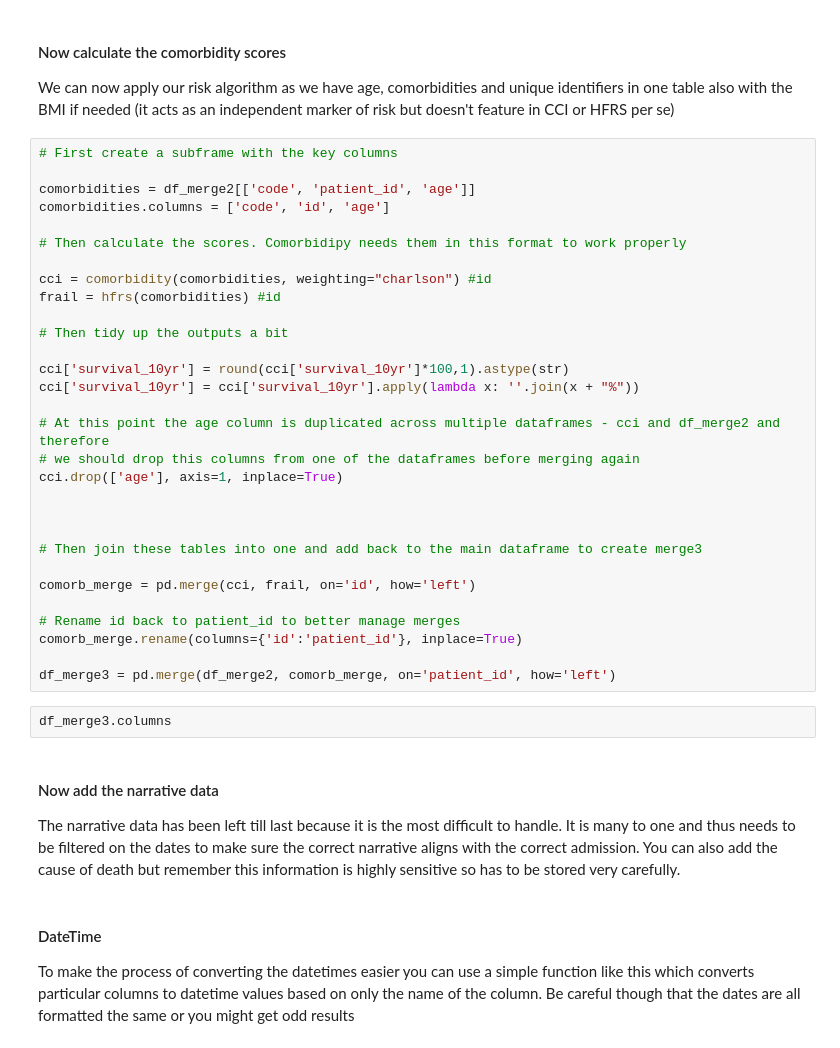
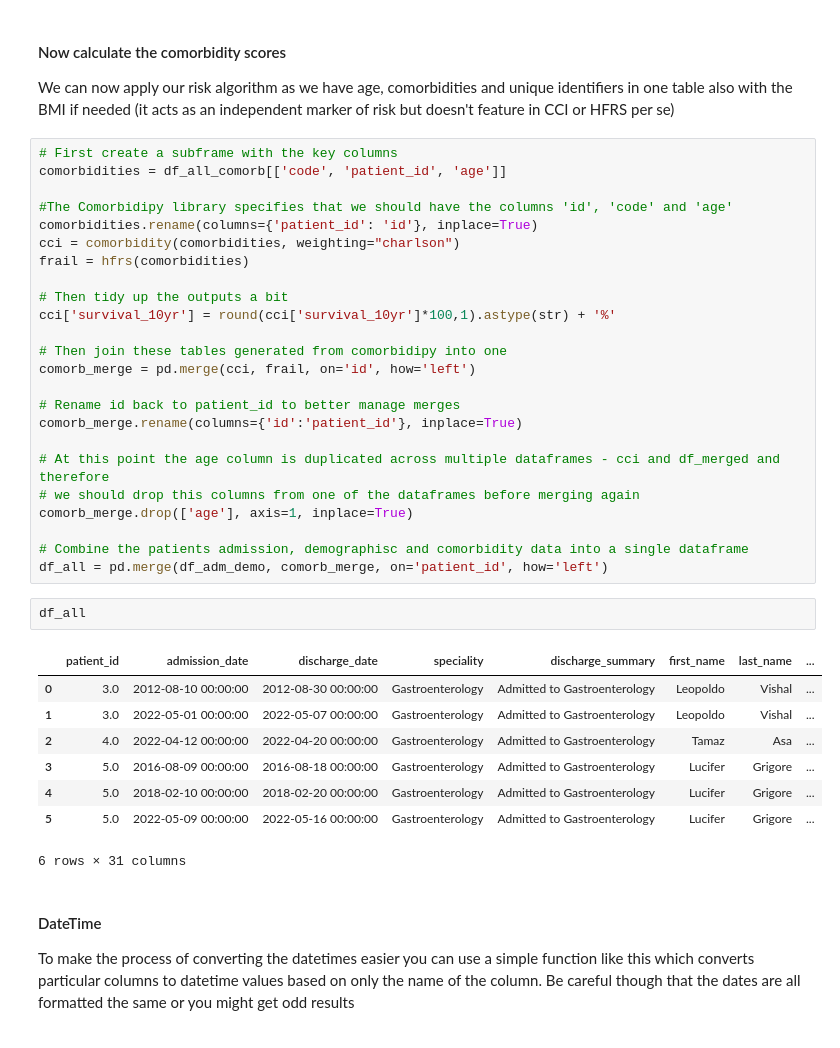
Before and after one commit to MattStammers/Life_Death_Python, a Jupyter notebook: Learning_From_Death/Learning_From_Death.ipynb, the cells around one changed output. Saved outputs shown, nothing was run; the diff lists cells and outputs as text.

```diff
--- a/Learning_From_Death/Learning_From_Death.ipynb
+++ b/Learning_From_Death/Learning_From_Death.ipynb
@@ -327,40 +216,39 @@ Index(['patient_id', 'speciality', 'admission_date', 'discharge_date',
 We can now apply our risk algorithm as we have age, comorbidities and unique identifiers in one table also with the BMI if needed (it acts as an independent marker of risk but doesn't feature in CCI or HFRS per se)
 # %%
 # First create a subframe with the key columns
+comorbidities = df_all_comorb[['code', 'patient_id', 'age']]
 
-comorbidities = df_merge2[['code', 'patient_id', 'age']]
-comorbidities.columns = ['code', 'id', 'age']
-
-# Then calculate the scores. Comorbidipy needs them in this format to work properly
-
-cci = comorbidity(comorbidities, weighting="charlson") #id
-frail = hfrs(comorbidities) #id
+#The Comorbidipy library specifies that we should have the columns 'id', 'code' and 'age'
+comorbidities.rename(columns={'patient_id': 'id'}, inplace=True)
+cci = comorbidity(comorbidities, weighting="charlson")
+frail = hfrs(comorbidities)
 
 # Then tidy up the outputs a bit
+cci['survival_10yr'] = round(cci['survival_10yr']*100,1).astype(str) + '%'
 
-cci['survival_10yr'] = round(cci['survival_10yr']*100,1).astype(str)
-cci['survival_10yr'] = cci['survival_10yr'].apply(lambda x: ''.join(x + "%"))
-
-# At this point the age column is duplicated across multiple dataframes - cci and df_merge2 and therefore
-# we should drop this columns from one of the dataframes before merging again
-cci.drop(['age'], axis=1, inplace=True)
-
-
-
-# Then join these tables into one and add back to the main dataframe to create merge3
-
+# Then join these tables generated from comorbidipy into one
 comorb_merge = pd.merge(cci, frail, on='id', how='left')
 
 # Rename id back to patient_id to better manage merges
 comorb_merge.rename(columns={'id':'patient_id'}, inplace=True)
 
-df_merge3 = pd.merge(df_merge2, comorb_merge, on='patient_id', how='left')
+# At this point the age column is duplicated across multiple dataframes - cci and df_merged and therefore
+# we should drop this columns from one of the dataframes before merging again
+comorb_merge.drop(['age'], axis=1, inplace=True)
+
+# Combine the patients admission, demographisc and comorbidity data into a single dataframe
+df_all = pd.merge(df_adm_demo, comorb_merge, on='patient_id', how='left')
-# %%
-df_merge3.columns
-# %% [markdown]
-#### Now add the narrative data
-
-The narrative data has been left till last because it is the most difficult to handle. It is many to one and thus needs to be filtered on the dates to make sure the correct narrative aligns with the correct admission. You can also add the cause of death but remember this information is highly sensitive so has to be stored very carefully.
+# %%
+df_all
+# %% [output]
+|  | patient_id | admission_date | discharge_date | speciality | discharge_summary | first_name | last_name | ... |
+| 0 | 3.0 | 2012-08-10 00:00:00 | 2012-08-30 00:00:00 | Gastroenterology | Admitted to Gastroenterology | Leopoldo | Vishal | ... |
+| 1 | 3.0 | 2022-05-01 00:00:00 | 2022-05-07 00:00:00 | Gastroenterology | Admitted to Gastroenterology | Leopoldo | Vishal | ... |
+| 2 | 4.0 | 2022-04-12 00:00:00 | 2022-04-20 00:00:00 | Gastroenterology | Admitted to Gastroenterology | Tamaz | Asa | ... |
+| 3 | 5.0 | 2016-08-09 00:00:00 | 2016-08-18 00:00:00 | Gastroenterology | Admitted to Gastroenterology | Lucifer | Grigore | ... |
+| 4 | 5.0 | 2018-02-10 00:00:00 | 2018-02-20 00:00:00 | Gastroenterology | Admitted to Gastroenterology | Lucifer | Grigore | ... |
+| 5 | 5.0 | 2022-05-09 00:00:00 | 2022-05-16 00:00:00 | Gastroenterology | Admitted to Gastroenterology | Lucifer | Grigore | ... |
+6 rows × 31 columns
 # %% [markdown]
 #### DateTime
 
```
Also changed, not shown: parts of 38 cells of this notebook, 5 other files.
